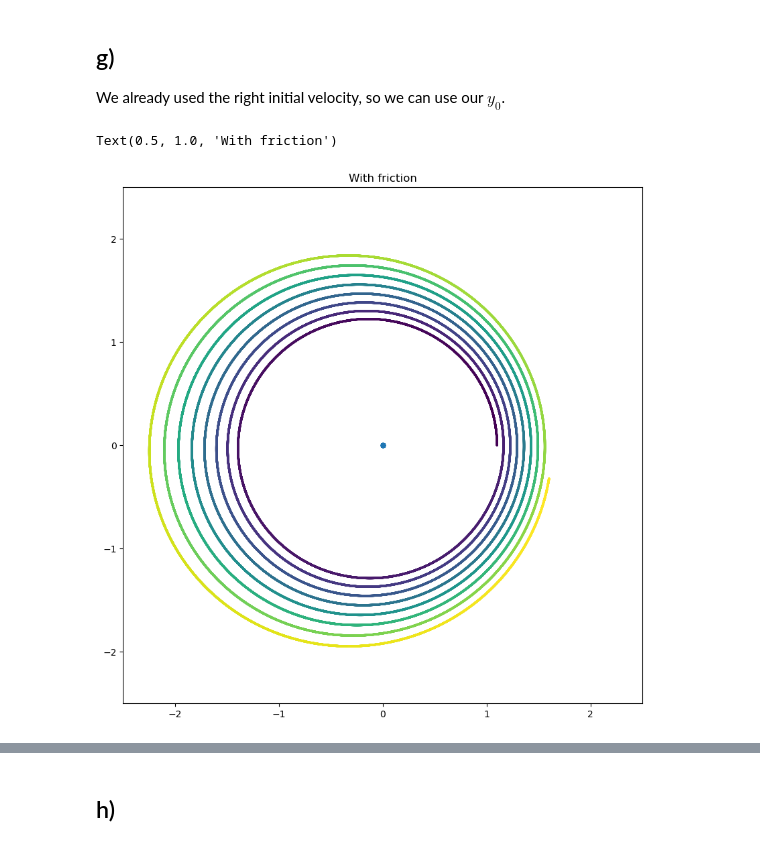
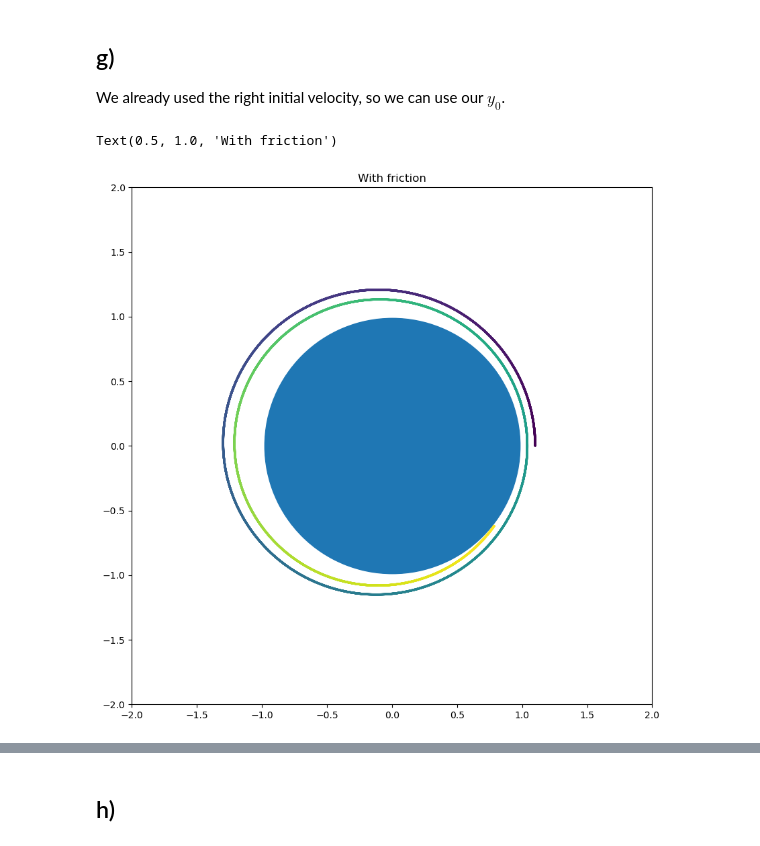
Before and after one commit to FSchierok/compPhys, a Jupyter notebook: Sheet03/A1.ipynb, the cells around one changed output, grey strips where cells are left out. Cells and saved outputs as stored; diff of their text form; code cells hidden in the pictures.

```diff
--- a/Sheet03/A1.ipynb
+++ b/Sheet03/A1.ipynb
@@ -11,7 +11,8 @@ import timeit
 matplotlib.rcParams["figure.figsize"] = (10, 10)
 %matplotlib inline
 
-cmap = plt.get_cmap("viridis")
+cmap = plt.get_cmap("viridis") # our default time scale
+S_PLANET = 75000 # Plot size of the planet in a 4x4 unit plot
 # Set some constants
 T0 = 0
 T_MAX = 100
@@ -20,8 +21,7 @@ DIM = 3 # Number of dimensions, relevant for the indeces of y
 
 
 def gravitation(delta_r, m1, m2, G=1):
-    r_norm = norm(delta_r)
-    return G * m1 * m2 * delta_r / r_norm**3
+    return -G * m1 * m2 * delta_r / norm(delta_r)**3
 
 
 def graviWrap(t, y, m1=1, m2=1e-10, G=1):
@@ -30,11 +30,13 @@ def graviWrap(t, y, m1=1, m2=1e-10, G=1):
     r2 = y[DIM : 2 * DIM]
     p1 = y[2 * DIM : 3 * DIM]
     p2 = y[3 * DIM : 4 * DIM]
+
     delta_r = r2 - r1
-    p1_dot = gravitation(delta_r, m1, m2, G=G)
-    p2_dot = -p1_dot
+    p2_dot = gravitation(delta_r, m1, m2, G=G)
+    p1_dot = -p2_dot
     r1_dot = p1 / m1
     r2_dot = p2 / m2
+
     return np.concatenate((r1_dot, r2_dot, p1_dot, p2_dot))
 # %%
 def rungeKutta4(
@@ -96,10 +102,9 @@ Text(0.5, 1.0, 'Starting with to low velocity')
 # %%
 r0_Planet = np.array([0, 0, 0])
 r0_RS = np.array([1.1, 0, 0])
-p0_Planet = np.array([0, 0, 0])
-p0_RS = np.array([0, 1e-10, 0])
-m_Planet = 1
-m_RS = 1e-10
+p0_Planet = np.array([0, 0, 0]) * m_Planet
+p0_RS = np.array([0, 1, 0]) * m_RS
+
 
 y_0 = np.concatenate((r0_Planet, r0_RS, p0_Planet, p0_RS))
 system = rungeKutta4(graviWrap, y_0, t0=T0, h=H, t_max=T_MAX, m1=m_Planet, m2=m_RS)
@@ -108,7 +113,9 @@ time, trajectory = zip(*run2)
 time = np.array(time)
 trajectory = np.array(trajectory)
 colors = cmap(time / time[-1])
-plt.scatter(trajectory[:, 0], trajectory[:, 1], s=20)
+plt.scatter(
+    trajectory[0, 0], trajectory[0, 1], s=S_PLANET
+)  # Planet is basically stationary, only plot one point
 plt.scatter(trajectory[:, 3], trajectory[:, 4], s=2, c=colors)
 plt.xlim(-2, 2)
 plt.ylim(-2, 2)
@@ -243,10 +262,8 @@ def forceWrap(t, y, m1=1, m2=1e-10, G=1):
     v2 = p2 / m2
     delta_r = r2 - r1
     delta_v = v2 - v1
-    p1_dot = gravitation(delta_r, m1, m2, G=G) + friction(delta_r, delta_v)
-    p2_dot = -p1_dot
-    # p1_dot += friction(delta_r, delta_v)
-    # p2_dot -= friction(-delta_r, -delta_v)
+    p2_dot = gravitation(delta_r, m1, m2, G=G) + friction(delta_r, delta_v)
+    p1_dot = -p2_dot
     r1_dot = v1
     r2_dot = v2
     return np.concatenate((r1_dot, r2_dot, p1_dot, p2_dot))
@@ -260,7 +277,9 @@ def rungeKutta4Crash(
     t_n1 = t_n + h  # in Latex: t_{n+1}
     t_n12 = t_n + h / 2  # in Latex: t_{n+1/2}
     dist = norm(y[0:DIM] - y[DIM : 2 * DIM])
-    while t_n < t_max and dist > RPlanet and dist < 10 * RPlanet:
+    while (
+        t_n < t_max and dist > RPlanet and dist < 10 * RPlanet
+    ):  # while debugging, we want to stop if the distance is too large
         k1 = h * f(t_n, y, **kwargs)
         k2 = h * f(t_n12, y + 0.5 * k1, **kwargs)
         k3 = h * f(t_n12, y + 0.5 * k2, **kwargs)
@@ -277,15 +296,18 @@ We already used the right initial velocity, so we can use our $y_0$.
 # %%
 system = rungeKutta4Crash(forceWrap, y_0, t0=T0, h=H, t_max=T_MAX, m1=m_Planet, m2=m_RS)
 run3 = [(t, y) for (t, y) in system]
 time, trajectory = zip(*run3)  # Unpacks the tuples of states into two lists
 time = np.array(time)
 trajectory = np.array(trajectory)
+
 colors = cmap(time / time[-1])
-plt.scatter(trajectory[:, 0], trajectory[:, 1], s=20)
+plt.scatter(
+    trajectory[0, 0], trajectory[0, 1], s=S_PLANET
+)  # Planet is basically stationary, only plot one point
 plt.scatter(trajectory[:, 3], trajectory[:, 4], s=2, c=colors)
-plt.xlim(-2.5, 2.5)
-plt.ylim(-2.5, 2.5)
+plt.xlim(-2, 2)
+plt.ylim(-2, 2)
 plt.title("With friction")
 # %% [output]
 Text(0.5, 1.0, 'With friction')
-[figure, old version]
+[figure, new version]
```
Also changed, not shown: parts of 11 cells of this notebook.
